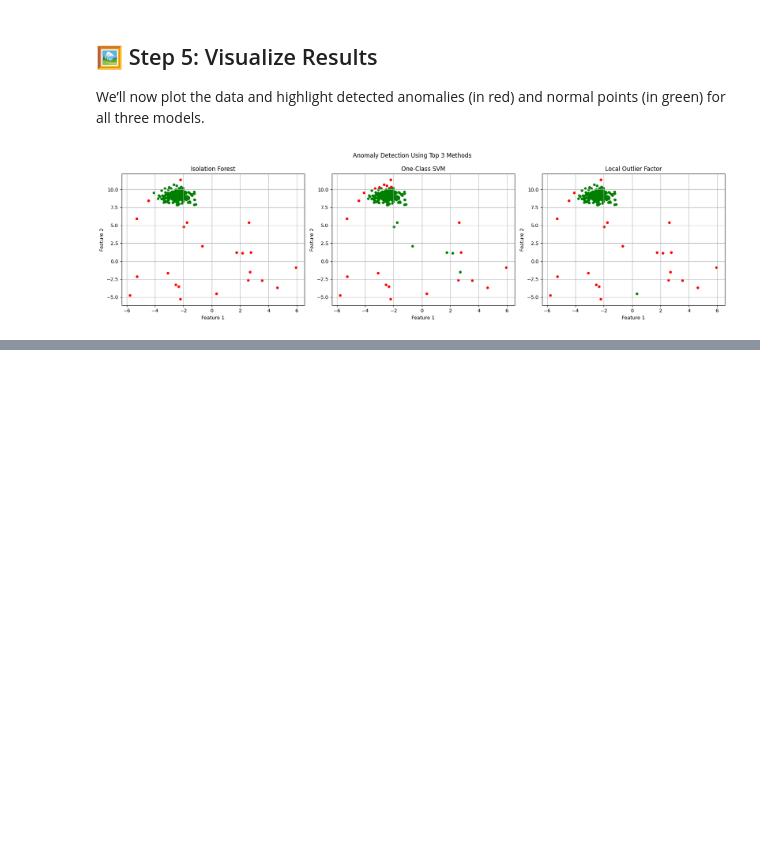
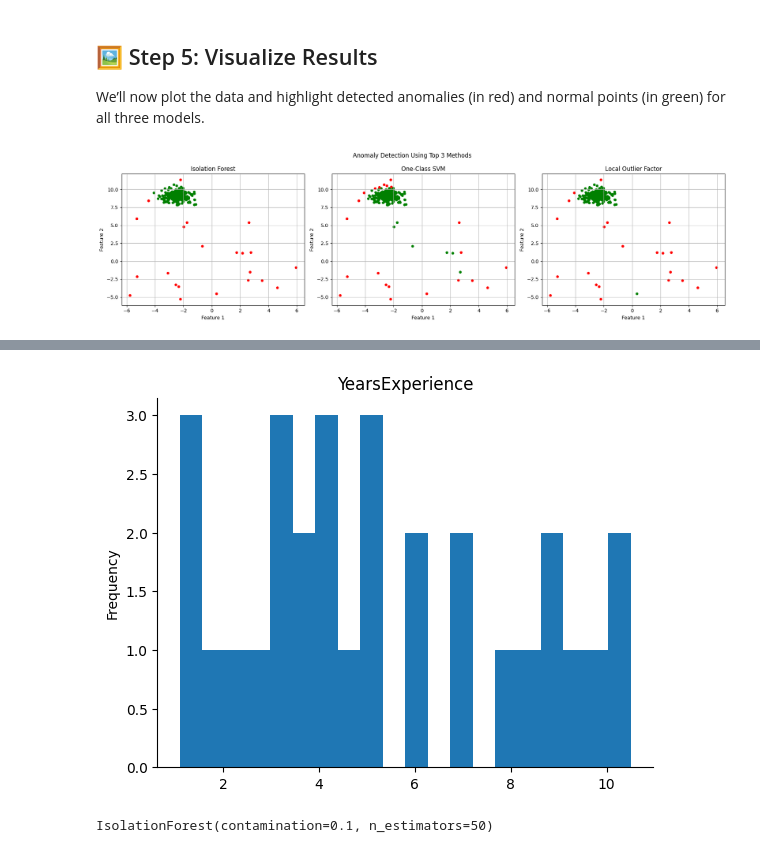
Before and after one commit to achuajays/Machine-Learning, a Jupyter notebook: Anomaly_Detection_ML_Methods.ipynb, the cells around one changed output, grey strips where cells are left out. Saved outputs shown, nothing was run; the diff lists cells and outputs as text; code cells hidden in the pictures; blank space fills up the shorter version.

```diff
--- a/Anomaly_Detection_ML_Methods.ipynb
+++ b/Anomaly_Detection_ML_Methods.ipynb
@@ -98,0 +160,13 @@ plt.show()
+# %%
+# @title YearsExperience
+
+from matplotlib import pyplot as plt
+df['YearsExperience'].plot(kind='hist', bins=20, title='YearsExperience')
+plt.gca().spines[['top', 'right',]].set_visible(False)
+# %% [output]
+[figure, added]
+# %%
+model=IsolationForest(n_estimators=50, max_samples='auto', contamination=float(0.1),max_features=1.0)
+model.fit(df[['Salary']])
+# %% [output]
+IsolationForest(contamination=0.1, n_estimators=50)
```
Also changed, not shown: parts of 9 cells of this notebook.
